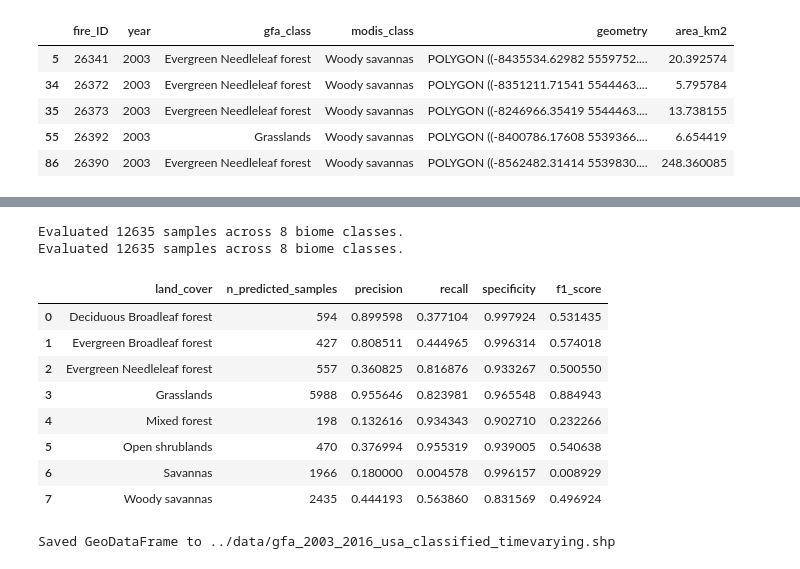
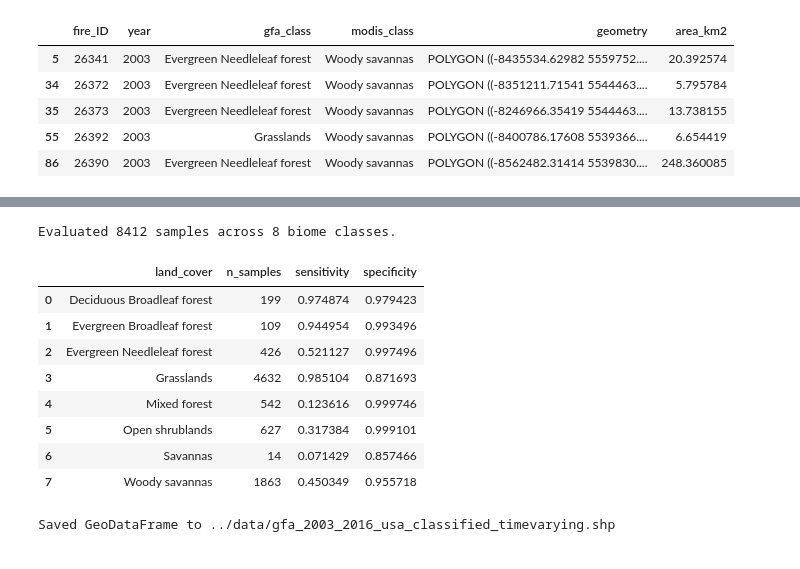
Before and after one commit to lukevonkapff/wildfire_modeling, a Jupyter notebook: notebooks/3_land_cover_classification.ipynb, the cells around one changed output, grey strips where cells are left out. Cells and saved outputs as stored; diff of their text form; code cells hidden in the pictures.

```diff
--- a/notebooks/3_land_cover_classification.ipynb
+++ b/notebooks/3_land_cover_classification.ipynb
@@ -270,47 +335,45 @@ def evaluate_modis_reliability(df, ref_col="modis_class", pred_col="gfa_class"):
 
     results = []
     for i, cls in enumerate(all_classes):
         TP = cm[i, i]
         FN = cm[i, :].sum() - TP
         FP = cm[:, i].sum() - TP
         TN = cm.sum() - (TP + FP + FN)
 
         precision = TP / (TP + FP) if (TP + FP) > 0 else np.nan
         recall = TP / (TP + FN) if (TP + FN) > 0 else np.nan
         specificity = TN / (TN + FP) if (TN + FP) > 0 else np.nan
         f1 = 2 * (precision * recall) / (precision + recall) if (precision + recall) > 0 else np.nan
         n_samples = cm[i, :].sum()
 
         results.append({
             "land_cover": cls,
             "n_predicted_samples": n_samples,
             "precision": precision,
             "recall": recall,
             "specificity": specificity,
             "f1_score": f1
         })
 
     summary = pd.DataFrame(results).sort_values("land_cover").reset_index(drop=True)
 
     print(f"Evaluated {len(df)} samples across {len(all_classes)} biome classes.")
     return summary
 
 
-summary = evaluate_modis_against_gfa(gfa_classified)
-summary2 = evaluate_modis_reliability(gfa_classified)
-summary2
+summary = evaluate_modis_against_gfa(gfa_classified, pred_col = "modis_class_majority")
+summary
 # %% [output]
-Evaluated 12635 samples across 8 biome classes.
-Evaluated 12635 samples across 8 biome classes.
+Evaluated 8412 samples across 8 biome classes.
-|  | land_cover | n_predicted_samples | precision | recall | specificity | f1_score |
-| 0 | Deciduous Broadleaf forest | 594 | 0.899598 | 0.377104 | 0.997924 | 0.531435 |
-| 1 | Evergreen Broadleaf forest | 427 | 0.808511 | 0.444965 | 0.996314 | 0.574018 |
-| 2 | Evergreen Needleleaf forest | 557 | 0.360825 | 0.816876 | 0.933267 | 0.500550 |
-| 3 | Grasslands | 5988 | 0.955646 | 0.823981 | 0.965548 | 0.884943 |
-| 4 | Mixed forest | 198 | 0.132616 | 0.934343 | 0.902710 | 0.232266 |
-| 5 | Open shrublands | 470 | 0.376994 | 0.955319 | 0.939005 | 0.540638 |
-| 6 | Savannas | 1966 | 0.180000 | 0.004578 | 0.996157 | 0.008929 |
-| 7 | Woody savannas | 2435 | 0.444193 | 0.563860 | 0.831569 | 0.496924 |
+|  | land_cover | n_samples | sensitivity | specificity |
+| 0 | Deciduous Broadleaf forest | 199 | 0.974874 | 0.979423 |
+| 1 | Evergreen Broadleaf forest | 109 | 0.944954 | 0.993496 |
+| 2 | Evergreen Needleleaf forest | 426 | 0.521127 | 0.997496 |
+| 3 | Grasslands | 4632 | 0.985104 | 0.871693 |
+| 4 | Mixed forest | 542 | 0.123616 | 0.999746 |
+| 5 | Open shrublands | 627 | 0.317384 | 0.999101 |
+| 6 | Savannas | 14 | 0.071429 | 0.857466 |
+| 7 | Woody savannas | 1863 | 0.450349 | 0.955718 |
 # %%
 merge_map = {
     "Cropland/Natural vegetation mosaic": "Croplands",
```
Also changed, not shown: parts of 1 cell of this notebook, 11 other files.
